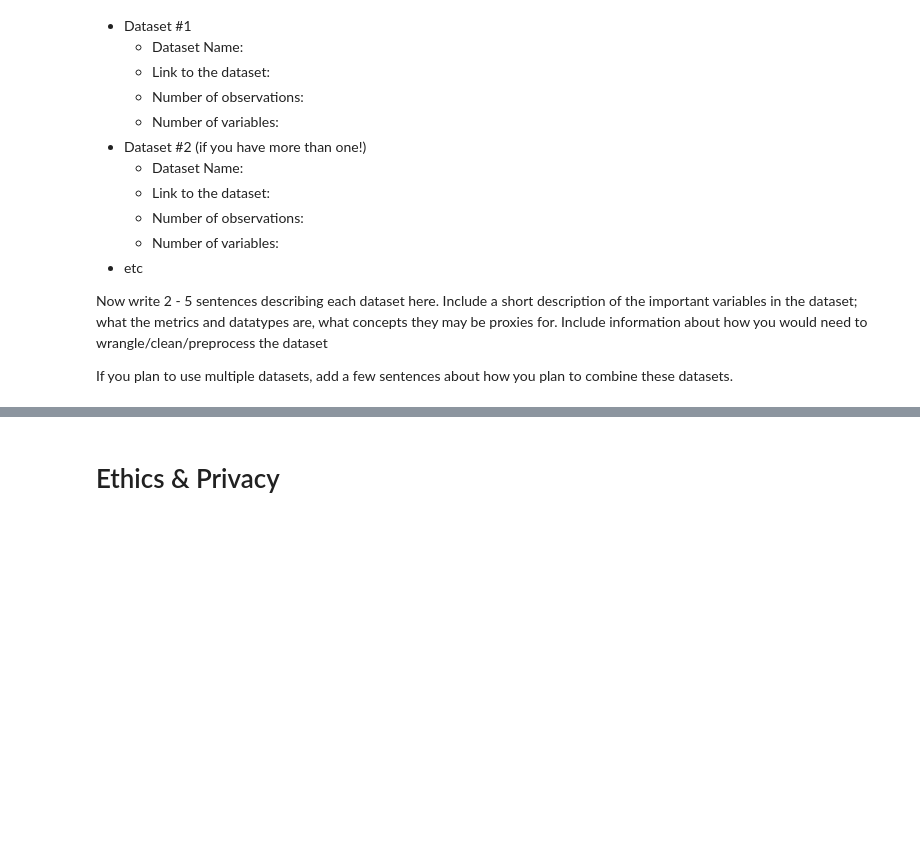
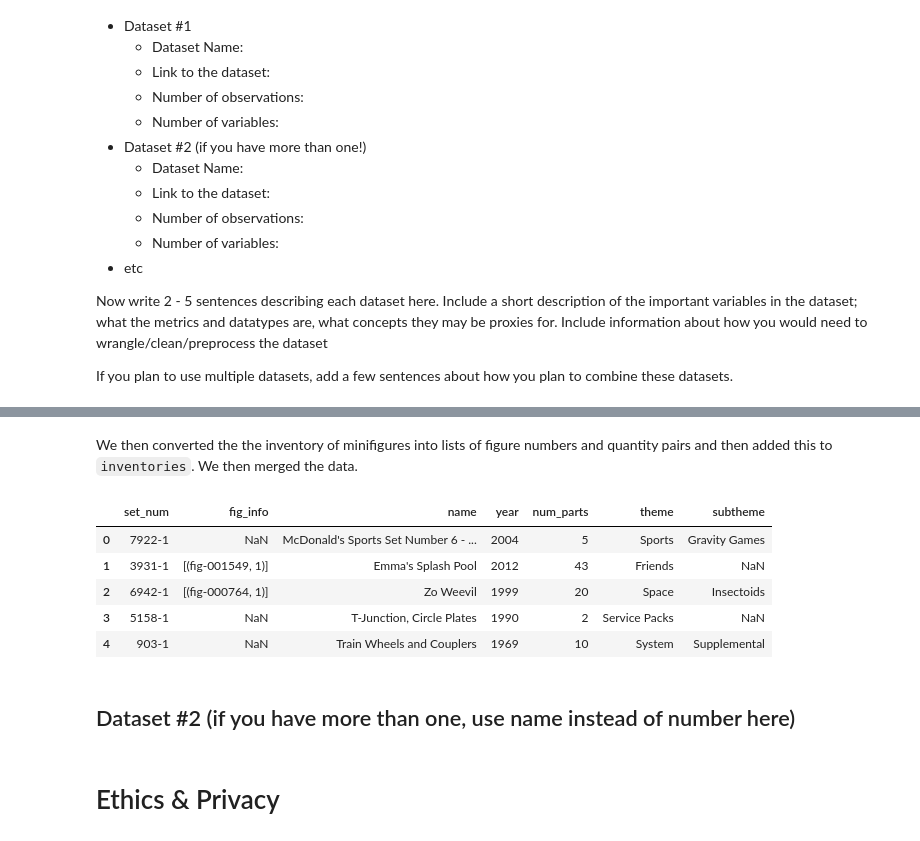
Before and after one commit to COGS108/Group015_WI24, a Jupyter notebook: DataCheckpoint_Group015_WI24.ipynb, the cells around one changed output, grey strips where cells are left out. Saved outputs shown, nothing was run; the diff lists cells and outputs as text; code cells hidden in the pictures; blank space fills up the shorter version.

```diff
--- a/DataCheckpoint_Group015_WI24.ipynb
+++ b/DataCheckpoint_Group015_WI24.ipynb
@@ -82,0 +204,17 @@ If you plan to use multiple datasets, add a few sentences about how you plan to
+# %%
+# Read the files and drop irrelevant columns
+inventories = pd.read_csv('rebrickable/inventories.csv')
+inventories = inventories.drop('version', axis = 1)
+
+inventory_minifigs = pd.read_csv('rebrickable/inventory_minifigs.csv')
+
+minifigs = pd.read_csv('rebrickable/minifigs.csv')
+minifigs = minifigs.drop('img_url', axis=1)
+
+inventory_sets =  pd.read_csv('rebrickable/inventory_sets.csv')
+inventory_sets = inventory_sets.set_index('inventory_id')
+
+inventories = inventories.set_index('id')
+# drop collections of sets.
+inventories = inventories.drop(inventory_sets.index, errors='ignore')
+inventories.head()
@@ -83,3 +229,28 @@ If you plan to use multiple datasets, add a few sentences about how you plan to
+# %% [markdown]
+We then converted the the inventory of minifigures into lists of figure numbers and quantity pairs and then added this to `inventories`. We then merged the data.
+# %%
+# This will collect all minifigures in the same inventory and put them into a list of (fig_num, quantity) tuples
+minifig_dict = dict()
+
+for index, row in inventory_minifigs.iterrows():
+    if row['inventory_id'] not in minifig_dict:
+        minifig_dict[row['inventory_id']] = []
+    minifig_dict[row['inventory_id']].append((row['fig_num'], row['quantity']))
+
+inventories['fig_info'] = pd.Series(minifig_dict)
+
+# merge everything
+inventory_df = pd.merge(inventories, sets, on='set_num')
+inventory_df.head()
+# %% [output]
+|  | set_num | fig_info | name | year | num_parts | theme | subtheme |
+| 0 | 7922-1 | NaN | McDonald's Sports Set Number 6 - ... | 2004 | 5 | Sports | Gravity Games |
+| 1 | 3931-1 | [(fig-001549, 1)] | Emma's Splash Pool | 2012 | 43 | Friends | NaN |
+| 2 | 6942-1 | [(fig-000764, 1)] | Zo Weevil | 1999 | 20 | Space | Insectoids |
+| 3 | 5158-1 | NaN | T-Junction, Circle Plates | 1990 | 2 | Service Packs | NaN |
+| 4 | 903-1 | NaN | Train Wheels and Couplers | 1969 | 10 | System | Supplemental |
+# %% [markdown]
+## Dataset #2 (if you have more than one, use name instead of number here)
 # %% [markdown]
 # Ethics & Privacy
 # %% [markdown]
```
Also changed, not shown: parts of 13 cells of this notebook.
